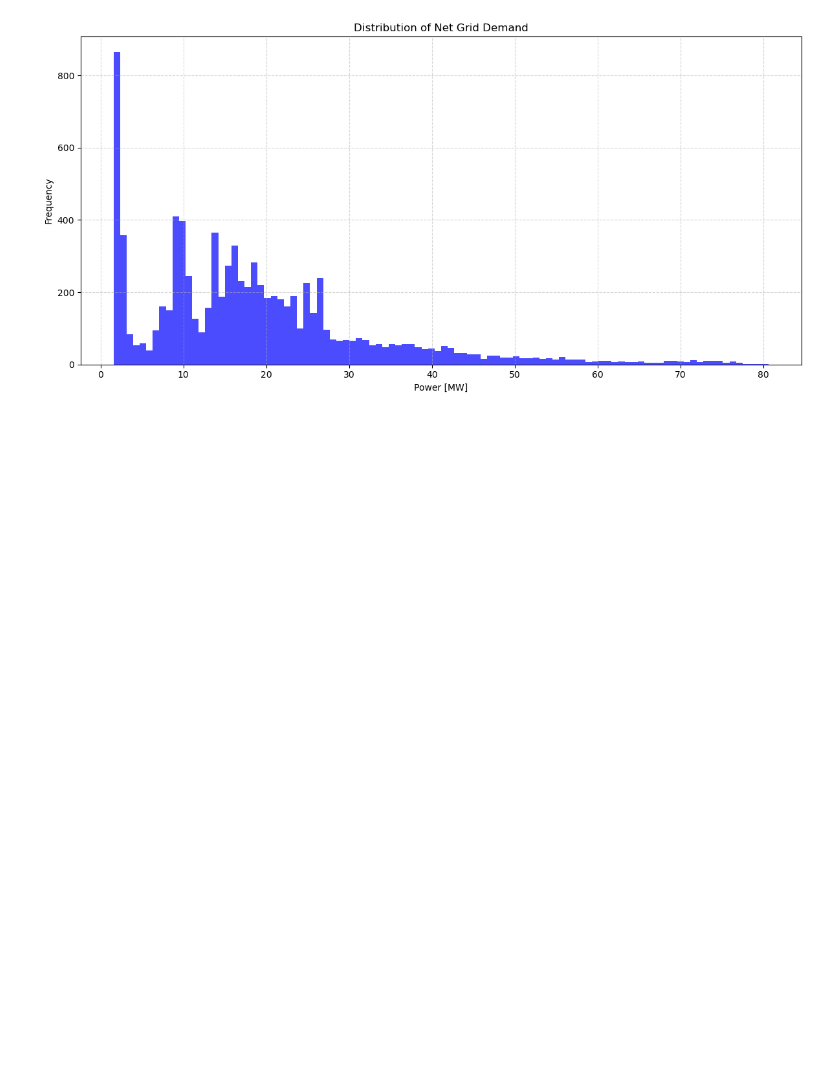
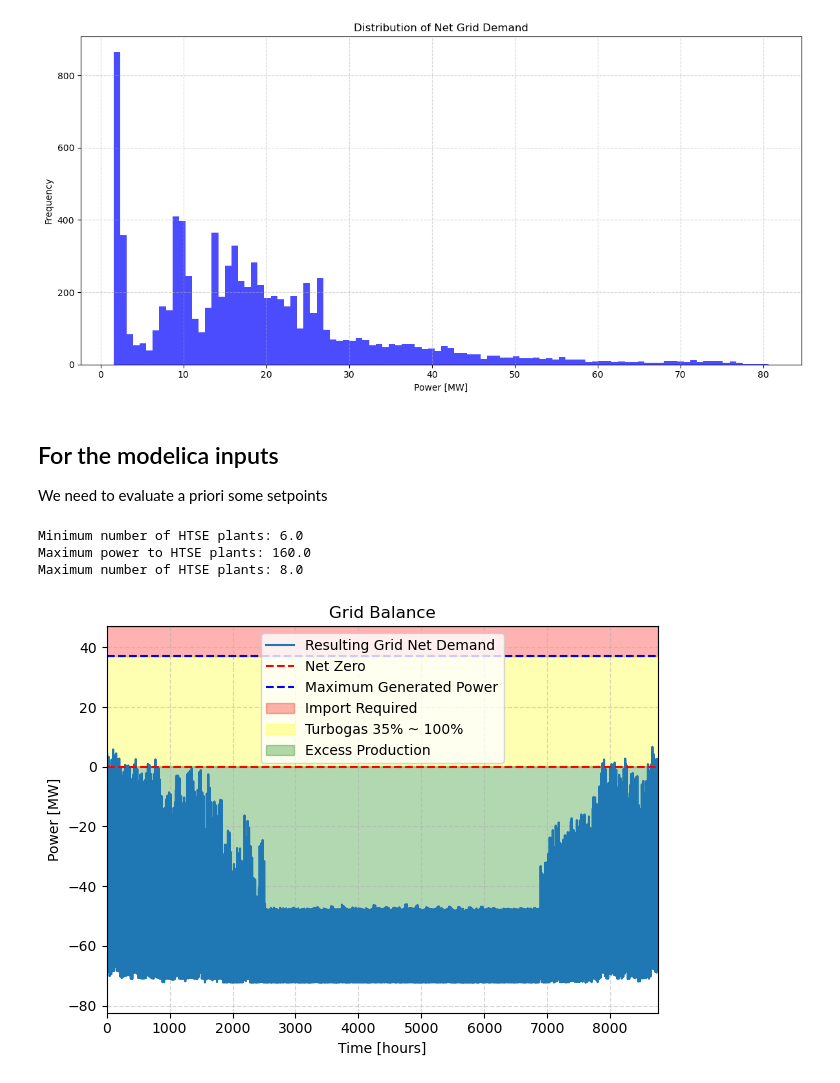
Before and after one commit to simo-pagliu/INRE, a Jupyter notebook: Energy Demand.ipynb, the cells around one changed output. Saved outputs shown, nothing was run; the diff lists cells and outputs as text; code cells hidden in the pictures; blank space fills up the shorter version.

Commit message:
HTSE plant draft dimensioning

```diff
--- a/Energy Demand.ipynb
+++ b/Energy Demand.ipynb
@@ -597,3 +597,45 @@ plt.tight_layout()
 plt.show()
 # %% [output]
 [figure]
+# %% [markdown]
+## For the modelica inputs
+We need to evaluate a priori some setpoints
+# %%
+P_out_electric_SMR = 150 #MWe
+P_min_turbogas = 0.35*57 #MWe
+P_residual_turbogas = (1-0.35)*57 #MWe
+net = Net_grid - P_out_electric_SMR - P_min_turbogas
+power_minimum_garanteed_to_HTSE_plants = np.floor(-np.max(net)/10)*10
+HTSE_min_power = 20*0.6 #VERIFICAAAAA
+min_number_of_HTSE_plants = np.floor(power_minimum_garanteed_to_HTSE_plants/HTSE_min_power)
+print(f"Minimum number of HTSE plants: {min_number_of_HTSE_plants}")
+
+max_power_to_HTSE_plants = np.floor(-np.min(net)/10)*10
+print(f"Maximum power to HTSE plants: {max_power_to_HTSE_plants}")
+max_HTSE_power = 20
+max_number_of_HTSE_plants = np.floor(max_power_to_HTSE_plants/max_HTSE_power)
+print(f"Maximum number of HTSE plants: {max_number_of_HTSE_plants}")
+
+net_post_HTSE = net + max_number_of_HTSE_plants*HTSE_min_power
+
+# Plot the resulting grid net demand
+plt.plot(net_post_HTSE, label="Resulting Grid Net Demand")
+plt.xlabel("Time [hours]")
+plt.ylabel("Power [MW]")
+y_lim_top = max([max(net_post_HTSE), P_residual_turbogas])+10
+plt.ylim(min(net_post_HTSE)-10, y_lim_top)
+plt.title("Grid Balance")
+plt.hlines(0, 0, len(net_post_HTSE), colors='red', linestyles='dashed', label='Net Zero')
+plt.hlines(P_residual_turbogas, 0, len(net_post_HTSE), colors='blue', linestyles='dashed', label='Maximum Generated Power')
+plt.fill_between(range(len(net_post_HTSE)), P_residual_turbogas, y_lim_top, where=range(len(net_post_HTSE)), color='red', alpha=0.3, label='Import Required')
+plt.fill_between(range(len(net_post_HTSE)), 0, P_residual_turbogas, where=range(len(net_post_HTSE)), color='yellow', alpha=0.3, label='Turbogas 35% ~ 100%')
+plt.fill_between(range(len(net_post_HTSE)), 0, net_post_HTSE, where=net_post_HTSE < 0, color='green', alpha=0.3, label='Excess Production')
+plt.grid(True, linestyle='--', alpha=0.5)
+plt.legend()
+plt.xlim(0,8760)
+plt.tight_layout()
+# %% [output]
+Minimum number of HTSE plants: 6.0
+Maximum power to HTSE plants: 160.0
+Maximum number of HTSE plants: 8.0
+[figure, added]
```
Also changed, not shown: 1 other file.
